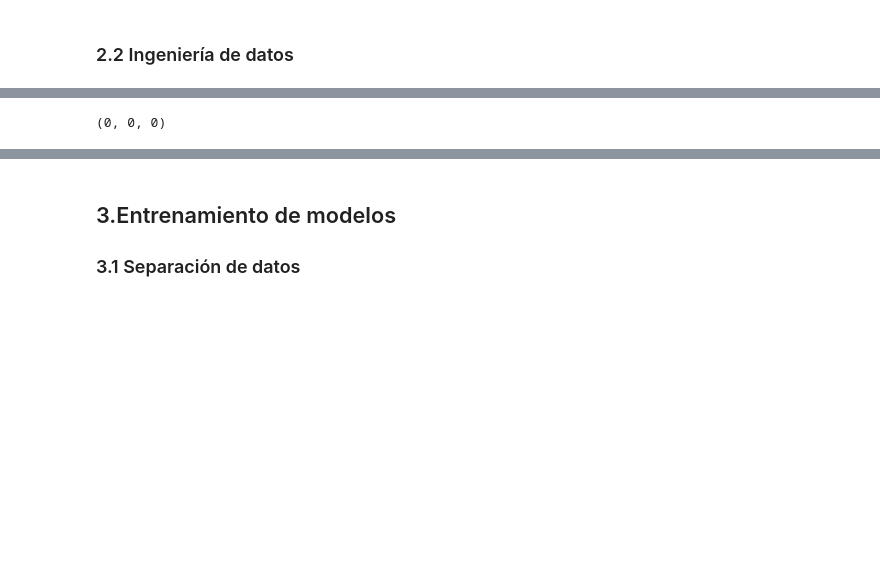
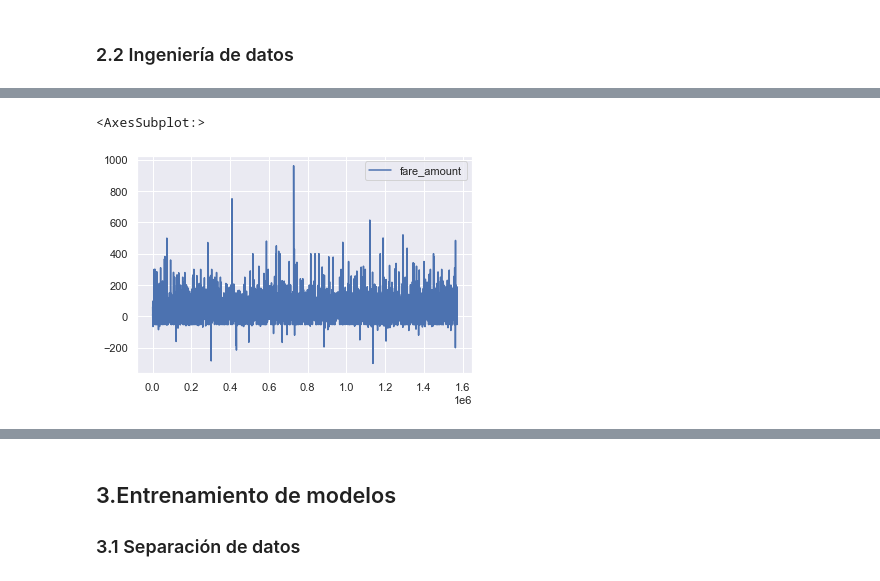
Before and after one commit to santiagobiobot/uba-ia-add-tpfinal, a Jupyter notebook: TP-final-AdDAI.ipynb, the cells around one changed output, grey strips where cells are left out. Drawn from its saved outputs; the diff is of its cells as text; code cells hidden in the pictures; blank space fills up the shorter version.

```diff
--- a/TP-final-AdDAI.ipynb
+++ b/TP-final-AdDAI.ipynb
@@ -538,5 +569,6 @@ Name: DOLocationIDFreq, Length: 1571076, dtype: float64
-# %%
-# termino de borrar todos los negatios
-dataframe['morning'].values.isnull().sum(), dataframe['afternoon'].values.isnull().sum(), dataframe['evening'].values.isnull().sum()
-# %% [output]
-(0, 0, 0)
+# %%
+# Deteccion de negativos en fare-amount
+dataframe.plot(kind='line', y='fare_amount')
+# %% [output]
+<AxesSubplot:>
+[figure, added]
```
Also changed, not shown: parts of 22 cells of this notebook.
